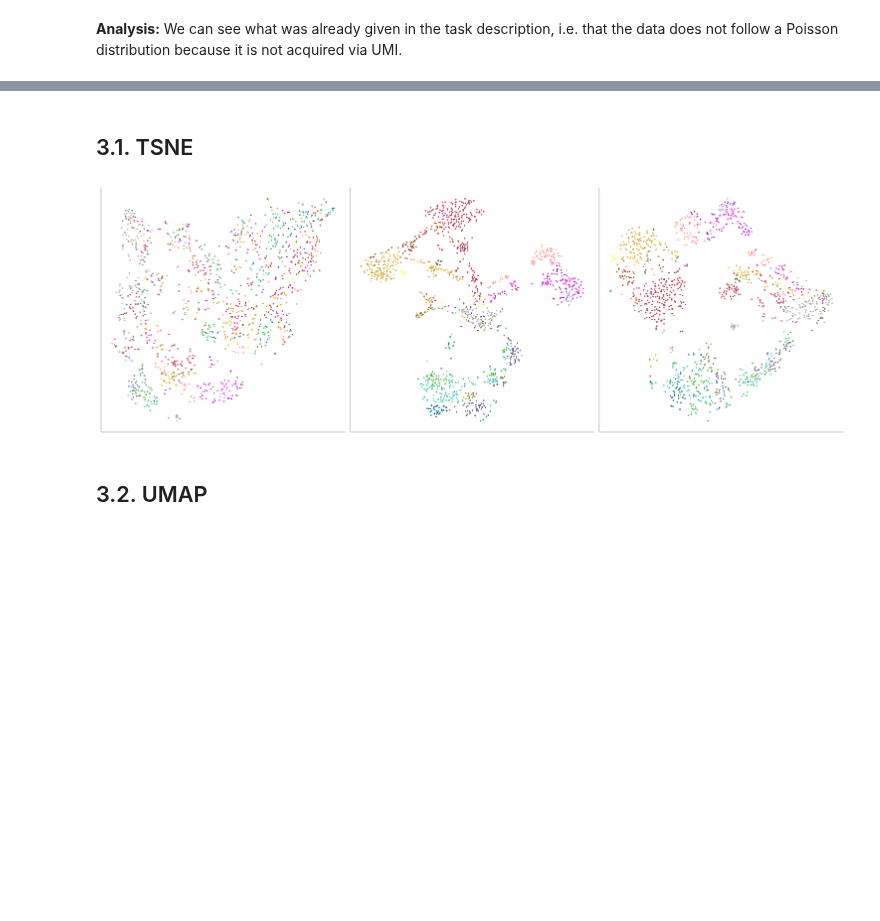
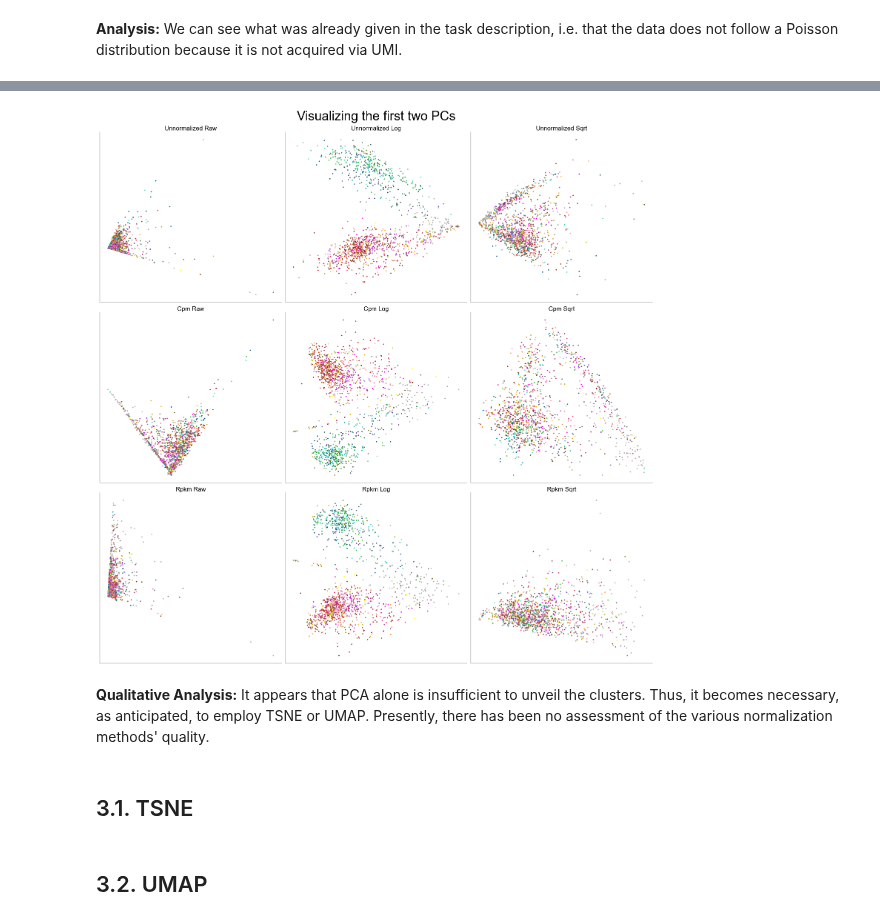
Before and after one commit to H-Kugler/neural-data-science, a Jupyter notebook: final_project/practical03_harri.ipynb, the cells around one changed output, grey strips where cells are left out. Cells and saved outputs as stored; diff of their text form; code cells hidden in the pictures; blank space fills up the shorter version.

```diff
--- a/final_project/practical03_harri.ipynb
+++ b/final_project/practical03_harri.ipynb
@@ -493,2 +487,37 @@ rpkm_counts_sqrt = np.sqrt(rpkm_counts)
+# %%
+# create a dictionary with the different count types to make it easy to iterate over them
+
+count_dict = {
+    "unnormalized": {
+        "raw": exonCounts_filtered,
+        "log": np.log2(exonCounts_filtered + 1),
+        "sqrt": np.sqrt(exonCounts_filtered + 1),
+    },
+    "cpm": {
+        "raw": cpm_counts,
+        "log": cpm_counts_log,
+        "sqrt": cpm_counts_sqrt,
+    },
+    "rpkm": {
+        "raw": rpkm_counts,
+        "log": rpkm_counts_log,
+        "sqrt": rpkm_counts_sqrt,
+    },
+}
+# %%
+# perform PCA fit
+pca = PCA(n_components=50)
+pca_results = dict()
+for norm_key, sub_dict in count_dict.items():
+    pca_results[norm_key] = dict()
+    for trans_key, counts in sub_dict.items():
+        pca_results[norm_key][trans_key] = pca.fit_transform(counts)
+
+# plot PCA results
+plot_2d_vis(pca_results, "Visualizing the first two PCs", cluster_colors)
+# %% [output]
+[figure, added]
+# %% [markdown]
+**Qualitative Analysis:** It appears that PCA alone is insufficient to unveil the clusters. Thus, it becomes necessary, as anticipated, to employ TSNE or UMAP. Presently, there has been no assessment of the various normalization methods' quality.
 # %% [markdown]
 ## 3.1. TSNE
@@ -507,21 +524,3 @@ tsne_cpm_sqrt = tsne.fit(fit_cpm_sqrt)
-# %%
-# plot tSNE
-fig, axs = plt.subplots(1, 3, figsize=(15, 5))
-
-axs[0].scatter(tsne_cpm[:, 0], tsne_cpm[:, 1], s=5, c=cluster_colors)
-axs[1].scatter(tsne_cpm_log[:, 0], tsne_cpm_log[:, 1], s=5, c=cluster_colors)
-axs[2].scatter(tsne_cpm_sqrt[:, 0], tsne_cpm_sqrt[:, 1], s=5, c=cluster_colors)
-
-# show no axes since they are not meaningful in TSNE
-for ax in axs:
-    ax.set_xticks([])
-    ax.set_yticks([])
-    ax.set_xlabel("")
-    ax.set_ylabel("")
-
-plt.show()
-# %% [output]
-[figure, removed]
 # %% [markdown]
 ## 3.2. UMAP
 # %% [markdown]
```
Also changed, not shown: parts of 52 cells of this notebook, 1 other file.
